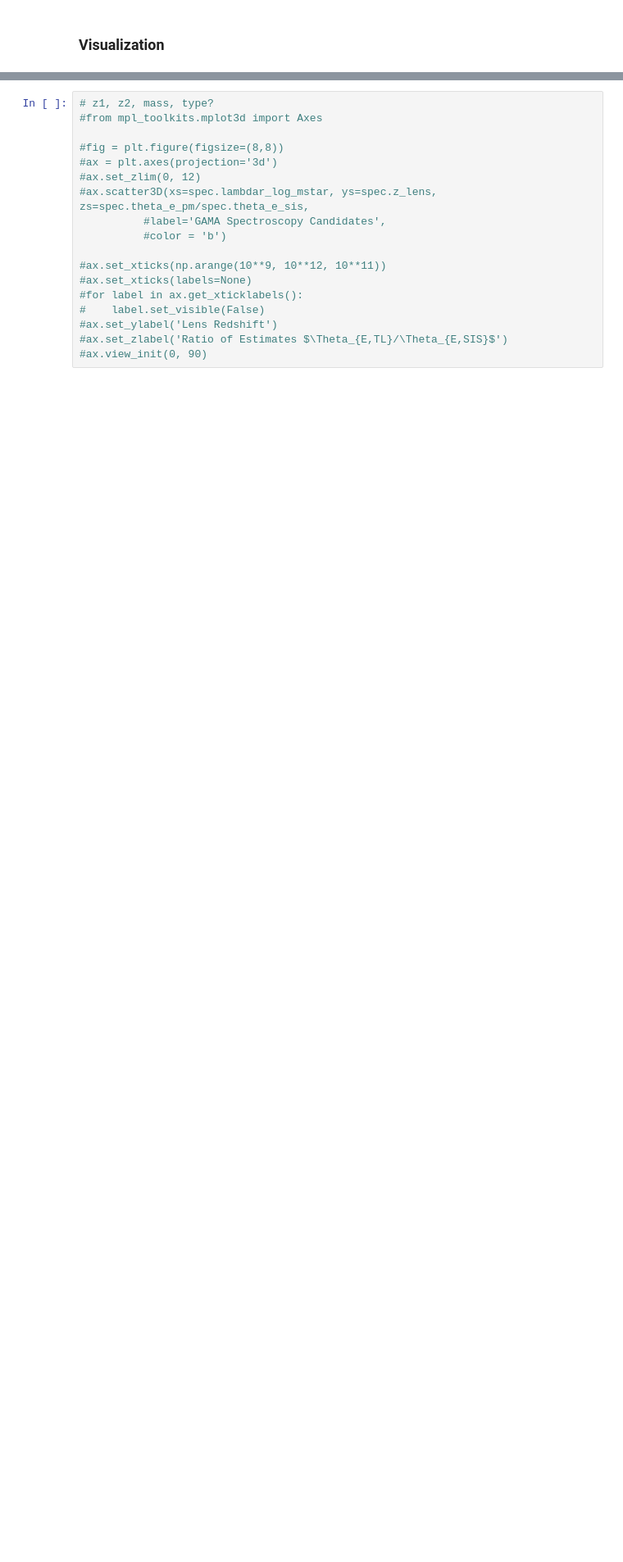
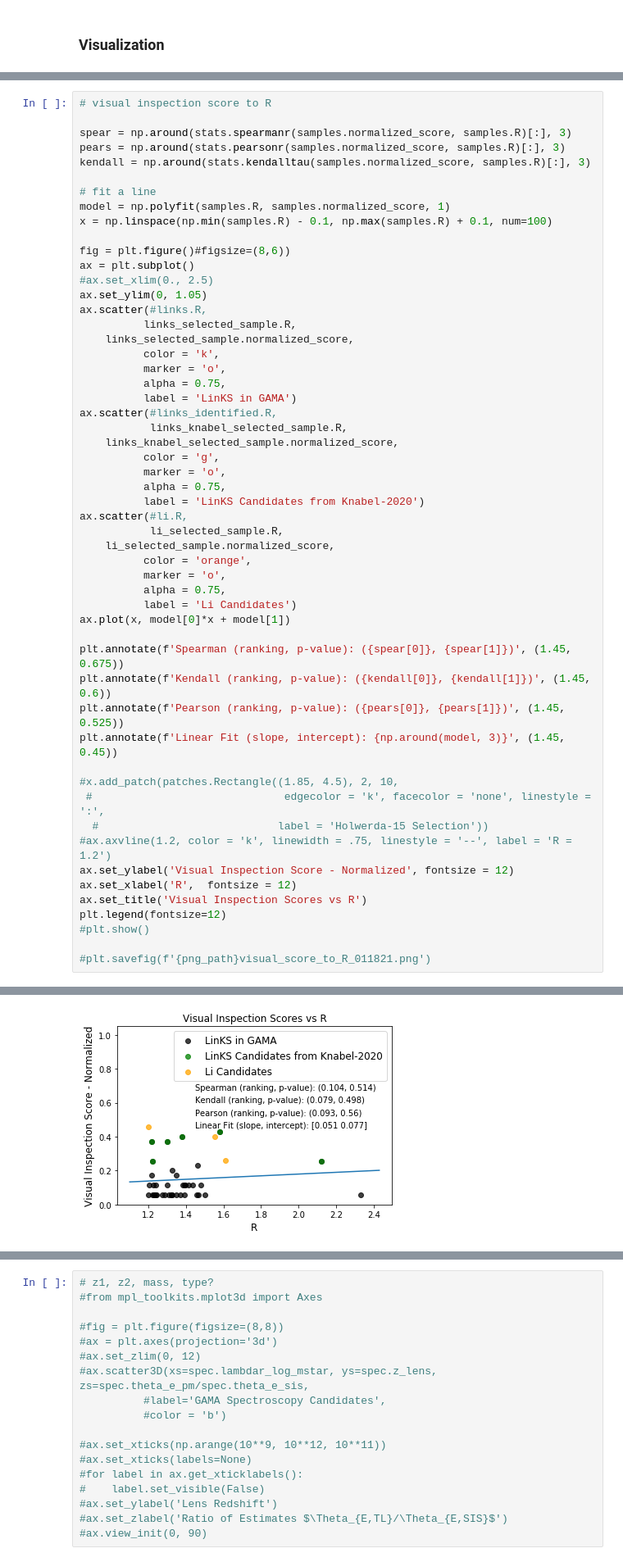
Before and after one commit to shawnknabel/autoz_lens_model, a Jupyter notebook: notebooks/master.ipynb, the cells around one changed output, grey strips where cells are left out. Shown: that part at 82% size. Saved outputs shown, nothing was run; the diff lists cells and outputs as text; blank space fills up the shorter version.

```diff
--- a/notebooks/master.ipynb
+++ b/notebooks/master.ipynb
@@ -992,0 +1344,55 @@ plt.legend(fontsize=12)
+# %%
+# visual inspection score to R
+
+spear = np.around(stats.spearmanr(samples.normalized_score, samples.R)[:], 3)
+pears = np.around(stats.pearsonr(samples.normalized_score, samples.R)[:], 3)
+kendall = np.around(stats.kendalltau(samples.normalized_score, samples.R)[:], 3)
+
+# fit a line
+model = np.polyfit(samples.R, samples.normalized_score, 1)
+x = np.linspace(np.min(samples.R) - 0.1, np.max(samples.R) + 0.1, num=100)
+
+fig = plt.figure()#figsize=(8,6))
+ax = plt.subplot()
+#ax.set_xlim(0., 2.5)
+ax.set_ylim(0, 1.05)
+ax.scatter(#links.R,
+          links_selected_sample.R,
+    links_selected_sample.normalized_score,
+          color = 'k',
+          marker = 'o',
+          alpha = 0.75,
+          label = 'LinKS in GAMA')
+ax.scatter(#links_identified.R,
+           links_knabel_selected_sample.R,
+    links_knabel_selected_sample.normalized_score,
+          color = 'g',
+          marker = 'o',
+          alpha = 0.75,
+          label = 'LinKS Candidates from Knabel-2020')
+ax.scatter(#li.R,
+           li_selected_sample.R,
+    li_selected_sample.normalized_score,
+          color = 'orange',
+          marker = 'o',
+          alpha = 0.75,
+          label = 'Li Candidates')
+ax.plot(x, model[0]*x + model[1])
+
+plt.annotate(f'Spearman (ranking, p-value): ({spear[0]}, {spear[1]})', (1.45, 0.675))
+plt.annotate(f'Kendall (ranking, p-value): ({kendall[0]}, {kendall[1]})', (1.45, 0.6))
+plt.annotate(f'Pearson (ranking, p-value): ({pears[0]}, {pears[1]})', (1.45, 0.525))
+plt.annotate(f'Linear Fit (slope, intercept): {np.around(model, 3)}', (1.45, 0.45))
+
+#x.add_patch(patches.Rectangle((1.85, 4.5), 2, 10,
+ #                              edgecolor = 'k', facecolor = 'none', linestyle = ':',
+  #                            label = 'Holwerda-15 Selection'))
+#ax.axvline(1.2, color = 'k', linewidth = .75, linestyle = '--', label = 'R = 1.2')
+ax.set_ylabel('Visual Inspection Score - Normalized', fontsize = 12)
+ax.set_xlabel('R',  fontsize = 12)
+ax.set_title('Visual Inspection Scores vs R')
+plt.legend(fontsize=12)
+#plt.show()
+
+#plt.savefig(f'{png_path}visual_score_to_R_011821.png')
+# %% [output]
@@ -992,0 +1400 @@ plt.legend(fontsize=12)
+[figure, added]
```
Also changed, not shown: parts of 24 cells of this notebook, 17 other files.
